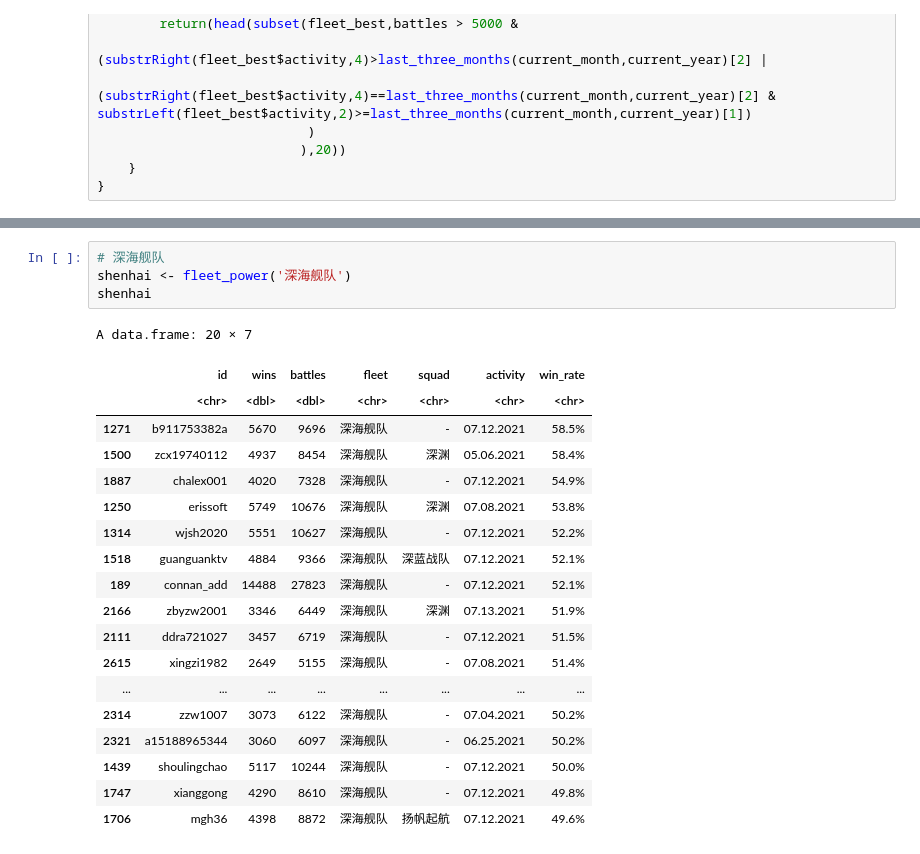
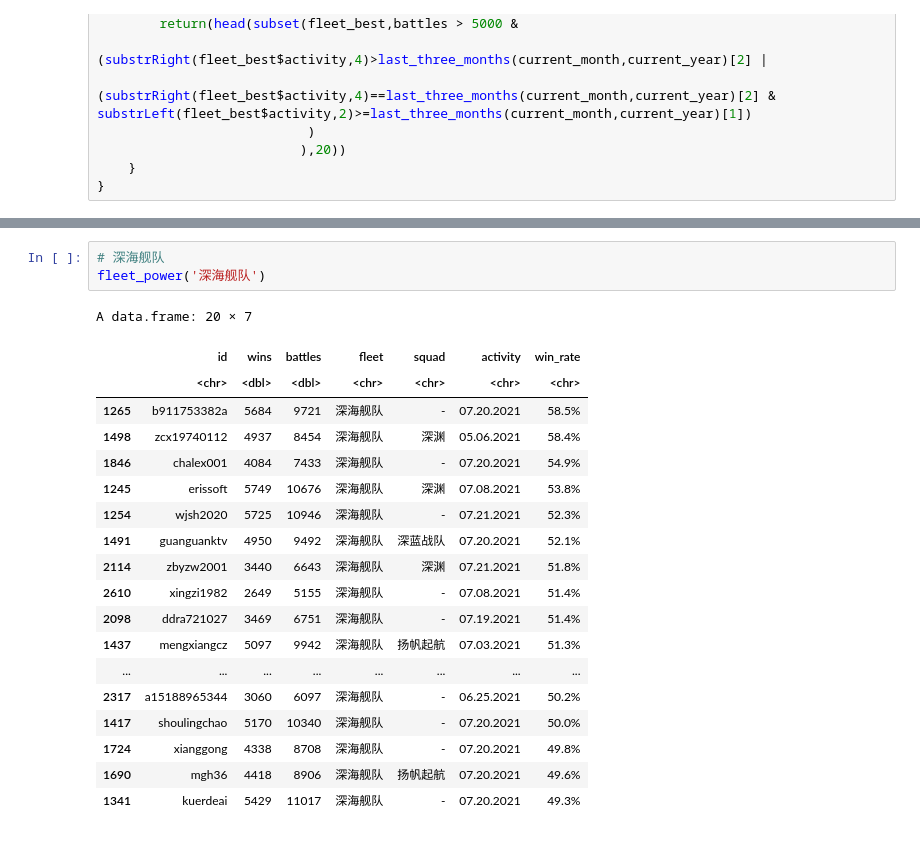
Before and after one commit to tskspree/NavyFIELD, a Jupyter notebook: NF_active_players_stats.ipynb, the cells around one changed output, grey strips where cells are left out. Drawn from its saved outputs; the diff is of its cells as text.

```diff
--- a/NF_active_players_stats.ipynb
+++ b/NF_active_players_stats.ipynb
@@ -201,26 +201,25 @@ A data.frame: 20 × 7
 # %%
 # 深海舰队
-shenhai <- fleet_power('深海舰队')
-shenhai
+fleet_power('深海舰队')
 # %% [output]
 A data.frame: 20 × 7
 |  | id | wins | battles | fleet | squad | activity | win_rate |
 |  | <chr> | <dbl> | <dbl> | <chr> | <chr> | <chr> | <chr> |
-| 1271 | b911753382a | 5670 | 9696 | 深海舰队 | - | 07.12.2021 | 58.5% |
-| 1500 | zcx19740112 | 4937 | 8454 | 深海舰队 | 深渊 | 05.06.2021 | 58.4% |
-| 1887 | chalex001 | 4020 | 7328 | 深海舰队 | - | 07.12.2021 | 54.9% |
-| 1250 | erissoft | 5749 | 10676 | 深海舰队 | 深渊 | 07.08.2021 | 53.8% |
-| 1314 | wjsh2020 | 5551 | 10627 | 深海舰队 | - | 07.12.2021 | 52.2% |
-| 1518 | guanguanktv | 4884 | 9366 | 深海舰队 | 深蓝战队 | 07.12.2021 | 52.1% |
-| 189 | connan_add | 14488 | 27823 | 深海舰队 | - | 07.12.2021 | 52.1% |
-| 2166 | zbyzw2001 | 3346 | 6449 | 深海舰队 | 深渊 | 07.13.2021 | 51.9% |
-| 2111 | ddra721027 | 3457 | 6719 | 深海舰队 | - | 07.12.2021 | 51.5% |
-| 2615 | xingzi1982 | 2649 | 5155 | 深海舰队 | - | 07.08.2021 | 51.4% |
+| 1265 | b911753382a | 5684 | 9721 | 深海舰队 | - | 07.20.2021 | 58.5% |
+| 1498 | zcx19740112 | 4937 | 8454 | 深海舰队 | 深渊 | 05.06.2021 | 58.4% |
+| 1846 | chalex001 | 4084 | 7433 | 深海舰队 | - | 07.20.2021 | 54.9% |
+| 1245 | erissoft | 5749 | 10676 | 深海舰队 | 深渊 | 07.08.2021 | 53.8% |
+| 1254 | wjsh2020 | 5725 | 10946 | 深海舰队 | - | 07.21.2021 | 52.3% |
+| 1491 | guanguanktv | 4950 | 9492 | 深海舰队 | 深蓝战队 | 07.20.2021 | 52.1% |
+| 2114 | zbyzw2001 | 3440 | 6643 | 深海舰队 | 深渊 | 07.21.2021 | 51.8% |
+| 2610 | xingzi1982 | 2649 | 5155 | 深海舰队 | - | 07.08.2021 | 51.4% |
+| 2098 | ddra721027 | 3469 | 6751 | 深海舰队 | - | 07.19.2021 | 51.4% |
+| 1437 | mengxiangcz | 5097 | 9942 | 深海舰队 | 扬帆起航 | 07.03.2021 | 51.3% |
 | ... | ... | ... | ... | ... | ... | ... | ... |
-| 2314 | zzw1007 | 3073 | 6122 | 深海舰队 | - | 07.04.2021 | 50.2% |
-| 2321 | a15188965344 | 3060 | 6097 | 深海舰队 | - | 06.25.2021 | 50.2% |
-| 1439 | shoulingchao | 5117 | 10244 | 深海舰队 | - | 07.12.2021 | 50.0% |
-| 1747 | xianggong | 4290 | 8610 | 深海舰队 | - | 07.12.2021 | 49.8% |
-| 1706 | mgh36 | 4398 | 8872 | 深海舰队 | 扬帆起航 | 07.12.2021 | 49.6% |
+| 2317 | a15188965344 | 3060 | 6097 | 深海舰队 | - | 06.25.2021 | 50.2% |
+| 1417 | shoulingchao | 5170 | 10340 | 深海舰队 | - | 07.20.2021 | 50.0% |
+| 1724 | xianggong | 4338 | 8708 | 深海舰队 | - | 07.20.2021 | 49.8% |
+| 1690 | mgh36 | 4418 | 8906 | 深海舰队 | 扬帆起航 | 07.20.2021 | 49.6% |
+| 1341 | kuerdeai | 5429 | 11017 | 深海舰队 | - | 07.20.2021 | 49.3% |
 # %%
 # 兔子舰队
```
Also changed, not shown: parts of 31 cells of this notebook, 1 other file.
